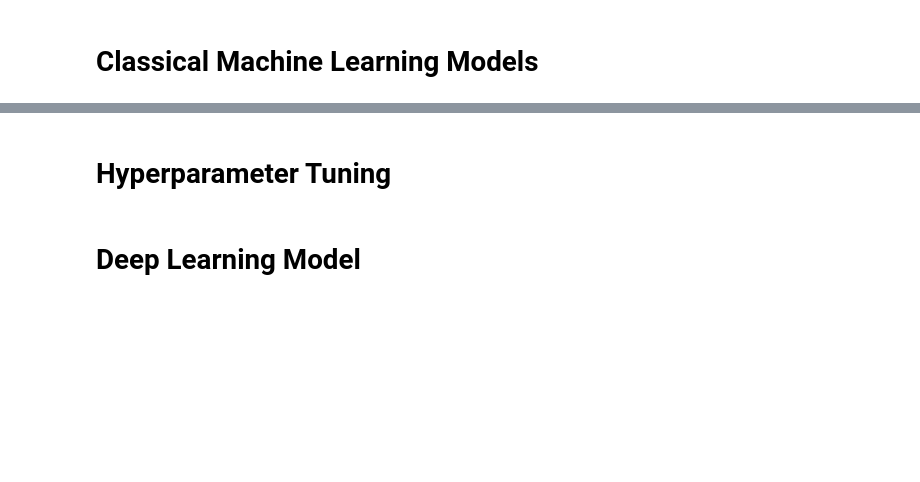
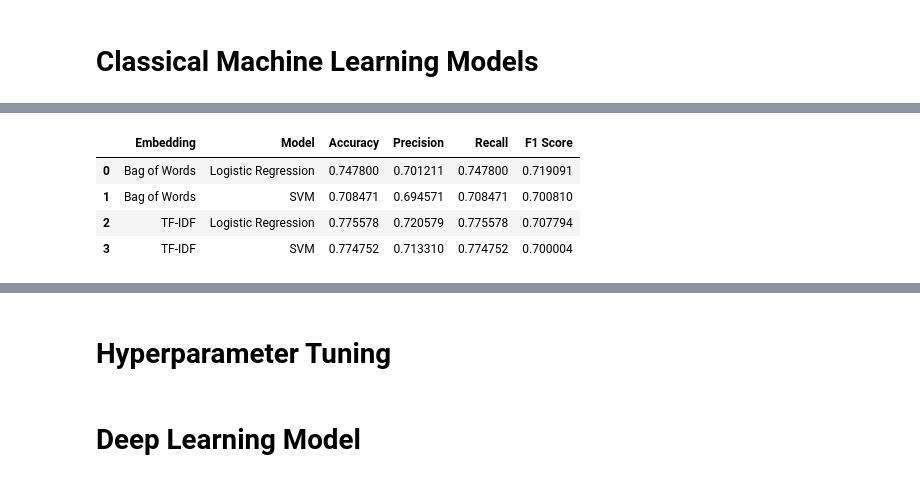
Before and after one commit to Rini43/NLP_Project_Receipe_Reviews_and_Feedback, a Jupyter notebook: NLP_Project.ipynb, the cells around one changed output, grey strips where cells are left out. Saved outputs shown, nothing was run; the diff lists cells and outputs as text; code cells hidden in the pictures; blank space fills up the shorter version.

Commit message:
Completed the Model Building

```diff
--- a/NLP_Project.ipynb
+++ b/NLP_Project.ipynb
@@ -114,7 +188,7 @@ np.int64(0)
 # removing unwanted colums
 df_review.drop(columns = ['Unnamed: 0','recipe_number','recipe_code','comment_id','user_id','user_reputation','created_at','reply_count','best_score'],inplace = True)
 # %%
-df_review.drop(columns = ['thumbs_up','thumbs_down','stars'],inplace = True)
+df_review.drop(columns = ['thumbs_up','thumbs_down','user_name'],inplace = True)
 # %% [markdown]
 # NLP Preprocessing
 # %% [markdown]
@@ -156,0 +529,17 @@ df_review['text'] = df_review['text'].apply(lemmatize_text)
+# %%
+# Train Logistic Regression
+
+lr = LogisticRegression(max_iter=1000, random_state=42)
+
+lr.fit(X_train_tfidf, y_train)
+
+accuracy, precision, recall, f1 = evaluate_model(
+    lr, X_test_tfidf, y_test)
+
+results.append({
+    "Embedding":"TF-IDF",
+    "Model":"Logistic Regression",
+    "Accuracy":accuracy,
+    "Precision":precision,
+    "Recall":recall,
+    "F1 Score":f1})
@@ -156,0 +564,20 @@ df_review['text'] = df_review['text'].apply(lemmatize_text)
+# %%
+# Train SVM
+
+svm = SVC(
+    kernel="linear",
+    probability=True,
+    random_state=42)
+
+svm.fit(X_train_tfidf, y_train)
+
+accuracy, precision, recall, f1 = evaluate_model(
+    svm, X_test_tfidf, y_test)
+
+results.append({
+    "Embedding":"TF-IDF",
+    "Model":"SVM",
+    "Accuracy":accuracy,
+    "Precision":precision,
+    "Recall":recall,
+    "F1 Score":f1})
@@ -156,0 +602,11 @@ df_review['text'] = df_review['text'].apply(lemmatize_text)
+# %%
+# Display Final Results
+
+results_df = pd.DataFrame(results)
+results_df
+# %% [output]
+|  | Embedding | Model | Accuracy | Precision | Recall | F1 Score |
+| 0 | Bag of Words | Logistic Regression | 0.747800 | 0.701211 | 0.747800 | 0.719091 |
+| 1 | Bag of Words | SVM | 0.708471 | 0.694571 | 0.708471 | 0.700810 |
+| 2 | TF-IDF | Logistic Regression | 0.775578 | 0.720579 | 0.775578 | 0.707794 |
+| 3 | TF-IDF | SVM | 0.774752 | 0.713310 | 0.774752 | 0.700004 |
```
Also changed, not shown: parts of 48 cells of this notebook.
